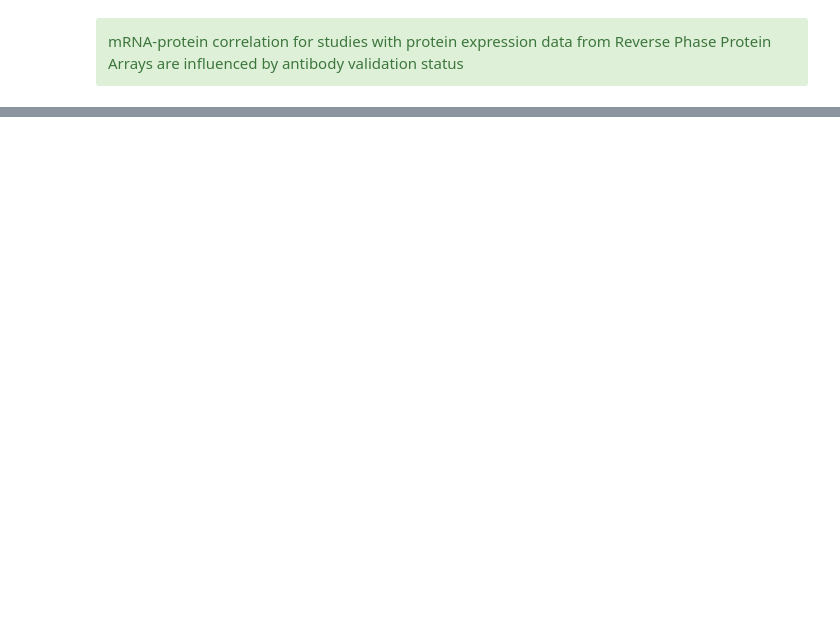
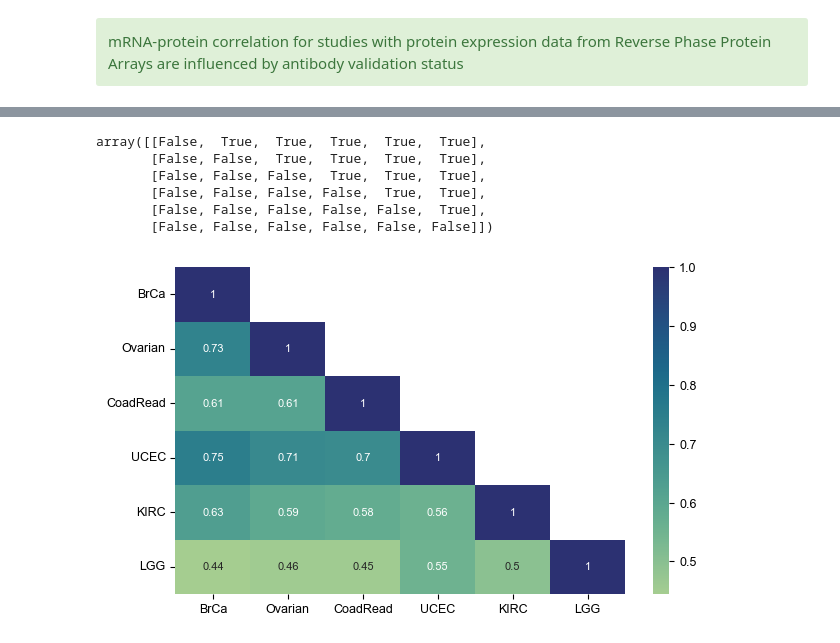
Before and after one commit to SwathiRUpadhya/antibody_quality_limitations, a Jupyter notebook: data_processing_and_analysis/02a_assess_mRNA_RPPA_cor (TCGA PanCancer).ipynb, the cells around one changed output, grey strips where cells are left out. Drawn from its saved outputs; the diff is of its cells as text; code cells hidden in the pictures; blank space fills up the shorter version.

```diff
--- a/data_processing_and_analysis/02a_assess_mRNA_RPPA_cor (TCGA PanCancer).ipynb
+++ b/data_processing_and_analysis/02a_assess_mRNA_RPPA_cor (TCGA PanCancer).ipynb
@@ -322,0 +328,4 @@ Use with Caution v.s. Valid: t-test-individual two-sided with equal variance, P_
+# %%
+heatmap_table = combined_mRNA_RPPA_cor.corr(numeric_only=True)
+heatmap_table.to_csv(file_sourceData_FigureS2)
+heatmap_table
@@ -322,0 +340,28 @@ Use with Caution v.s. Valid: t-test-individual two-sided with equal variance, P_
+# %%
+mask = []
+for i in range(len(heatmap_table.columns)):
+    mask_i = []
+    for j in range(len(heatmap_table.columns)):
+        if j>i:
+            mask_i.append(True)
+        else:
+            mask_i.append(False)
+    mask.append(mask_i)
+
+mask = np.array(mask)
+mask
+# %% [output]
+array([[False,  True,  True,  True,  True,  True],
+       [False, False,  True,  True,  True,  True],
+       [False, False, False,  True,  True,  True],
+       [False, False, False, False,  True,  True],
+       [False, False, False, False, False,  True],
+       [False, False, False, False, False, False]])
+# %%
+with plt.rc_context({'axes.linewidth': 0.8, 'axes.labelsize':12, 'axes.spines.left': True}):
+    figure, ax = plt.subplots(1, 1, figsize=(7.25, 4.25))
+    ax = sns.heatmap(heatmap_table, cmap="crest", annot=True, mask=mask, vmax=1, annot_kws={"size":8});
+    ax.set_yticklabels(ax.get_yticklabels(), rotation=0)
+#     figure.savefig(get_figure_path('FigureS2.svg'), bbox_inches='tight', dpi=300)
+# %% [output]
+[figure, added]
```
Also changed, not shown: parts of 11 cells of this notebook, 12 other files.
